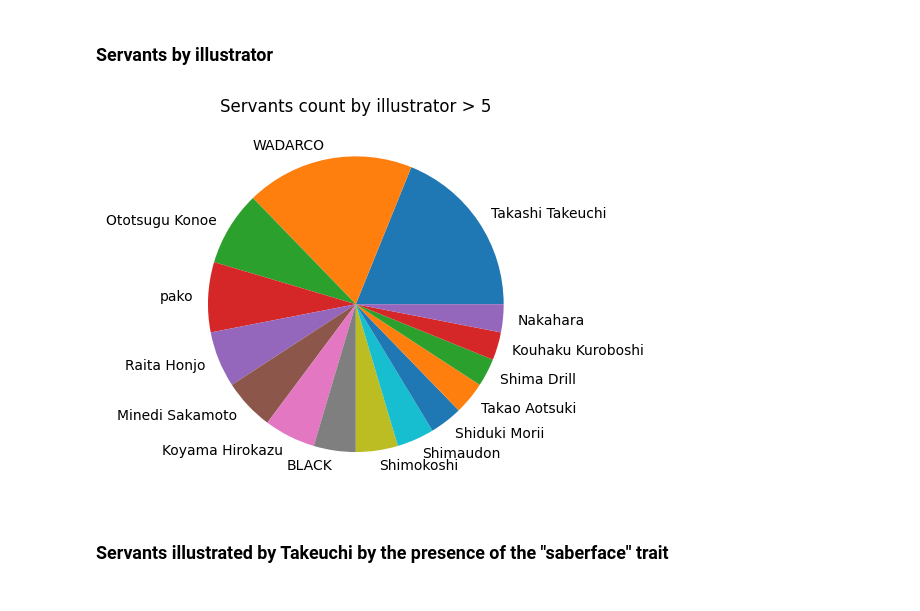
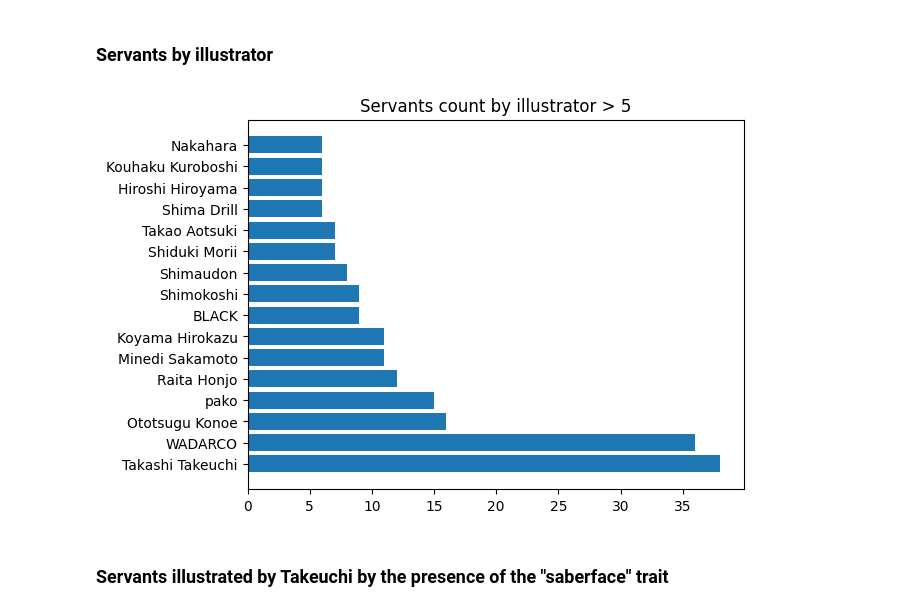
Before and after one commit to manuelelucchi/VisualizzazioneScientifica, a Jupyter notebook: Report.ipynb, the cells around one changed output. Saved outputs shown, nothing was run; the diff lists cells and outputs as text; code cells hidden in the pictures.

```diff
--- a/Report.ipynb
+++ b/Report.ipynb
@@ -224,14 +240,14 @@ IndexError: single positional indexer is out-of-bounds
 # %%
 servants_by_illustrator = cleanData.groupby(by='illustrator').count().sort_values(by="id", ascending=False)["id"]
 servants_by_illustrator  = servants_by_illustrator[servants_by_illustrator > 5]
 illustrators = list(servants_by_illustrator.keys())
 values = servants_by_illustrator.values
-plt.pie(values,labels=illustrators)
+plt.barh(illustrators, values)
 plt.title("Servants count by illustrator > 5")
-plt.savefig("presentation/images/illustrator.png")
+plt.savefig("presentation/images/illustrators.png")
 plt.show()
 # %% [output]
-[figure, old version]
+[figure, new version]
 # %% [markdown]
 ### Servants illustrated by Takeuchi by the presence of the "saberface" trait
 # %%
```
Also changed, not shown: parts of 6 cells of this notebook, 12 other files.
